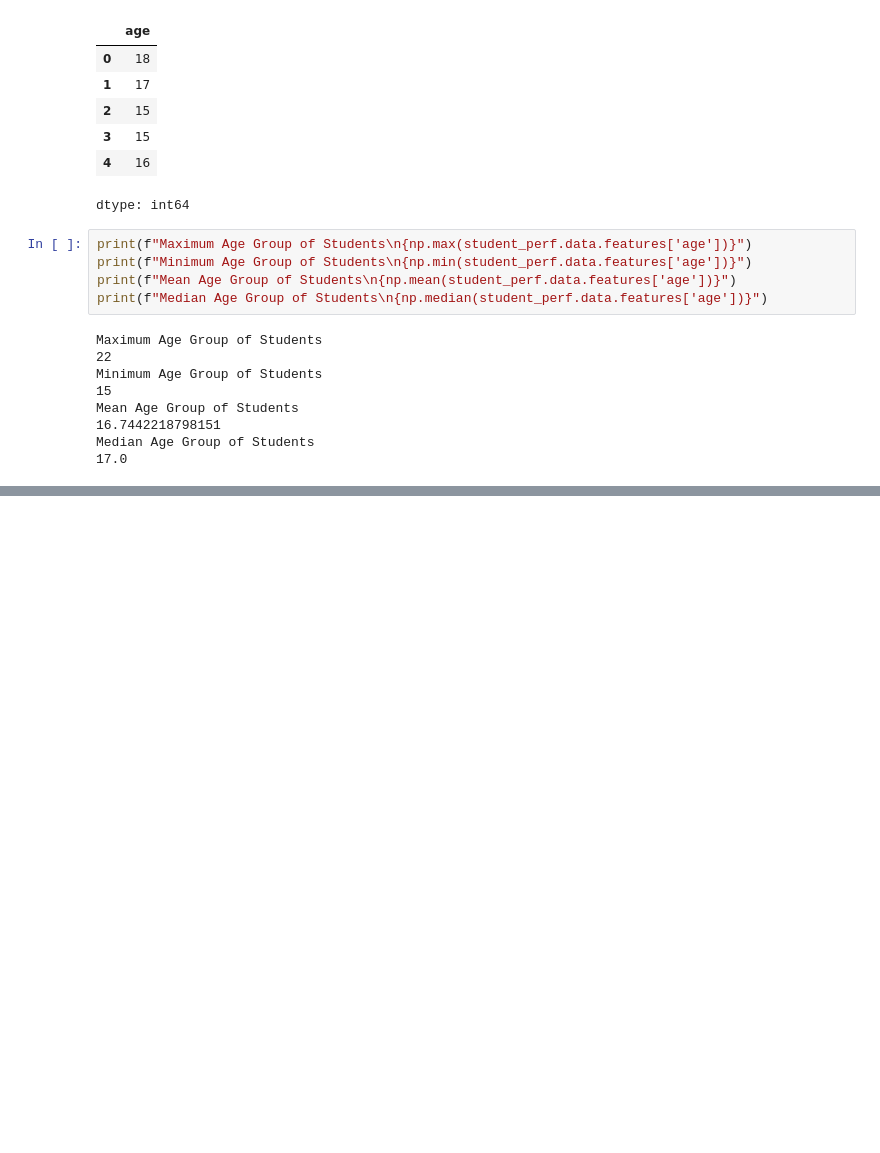
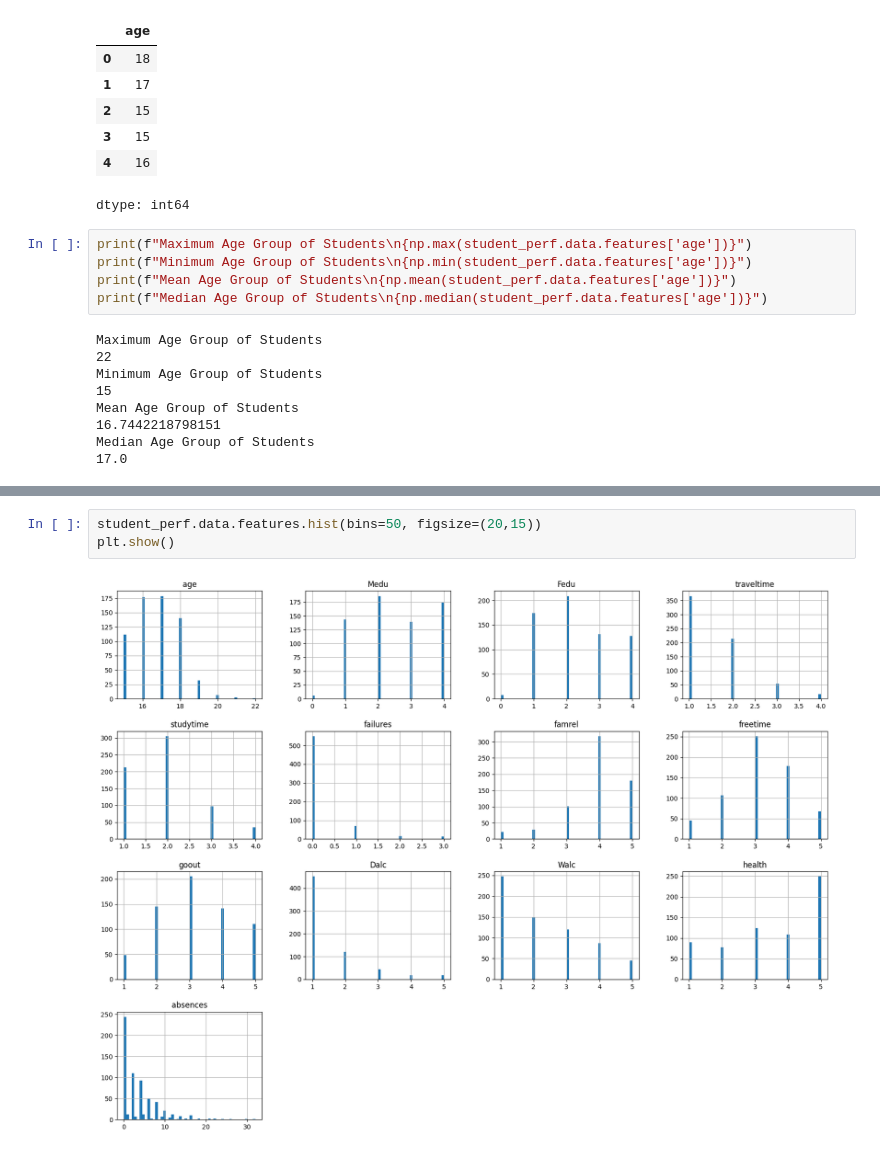
Before and after one commit to kirankumareranki/AIML-2025, a Jupyter notebook: StudentPerf_Classification.ipynb, the cells around one changed output, grey strips where cells are left out. Drawn from its saved outputs; the diff is of its cells as text; blank space fills up the shorter version.

```diff
--- a/StudentPerf_Classification.ipynb
+++ b/StudentPerf_Classification.ipynb
@@ -87,0 +96,5 @@ Median Age Group of Students
+# %%
+student_perf.data.features.hist(bins=50, figsize=(20,15))
+plt.show()
+# %% [output]
+[figure, added]
```
Also changed, not shown: parts of 1 cell of this notebook.
